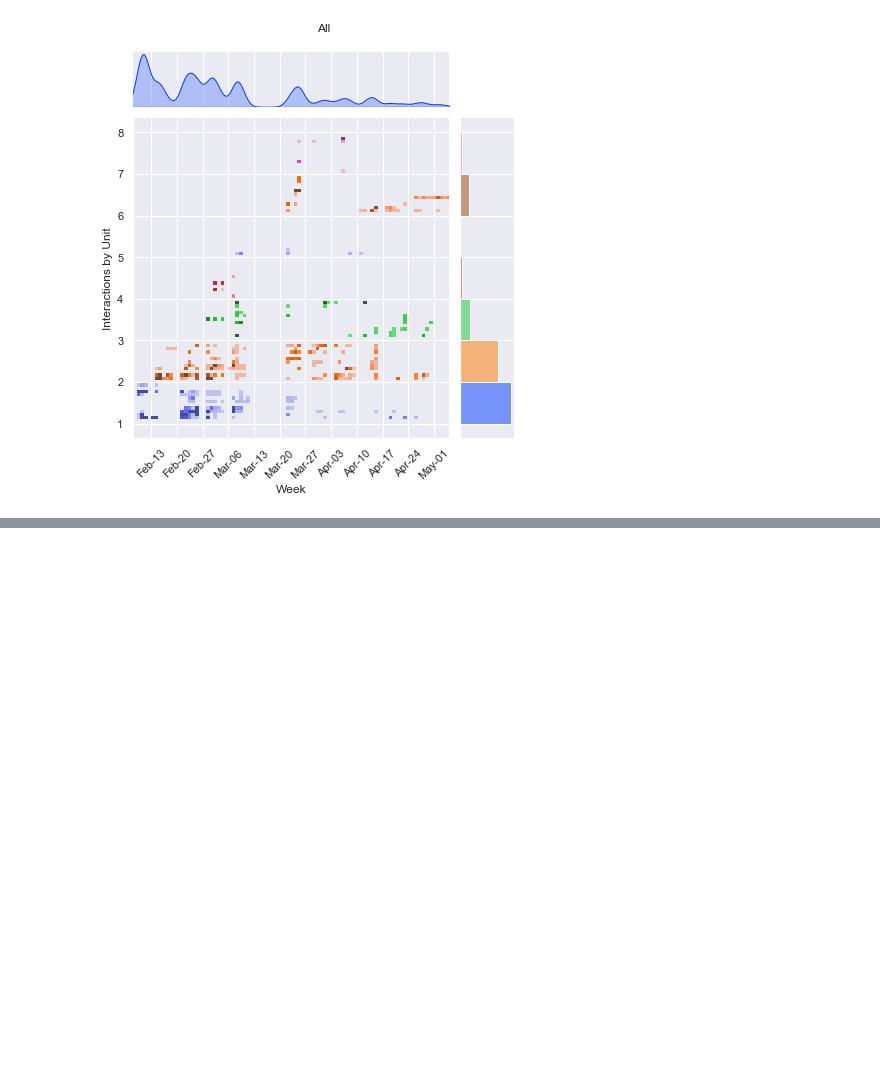
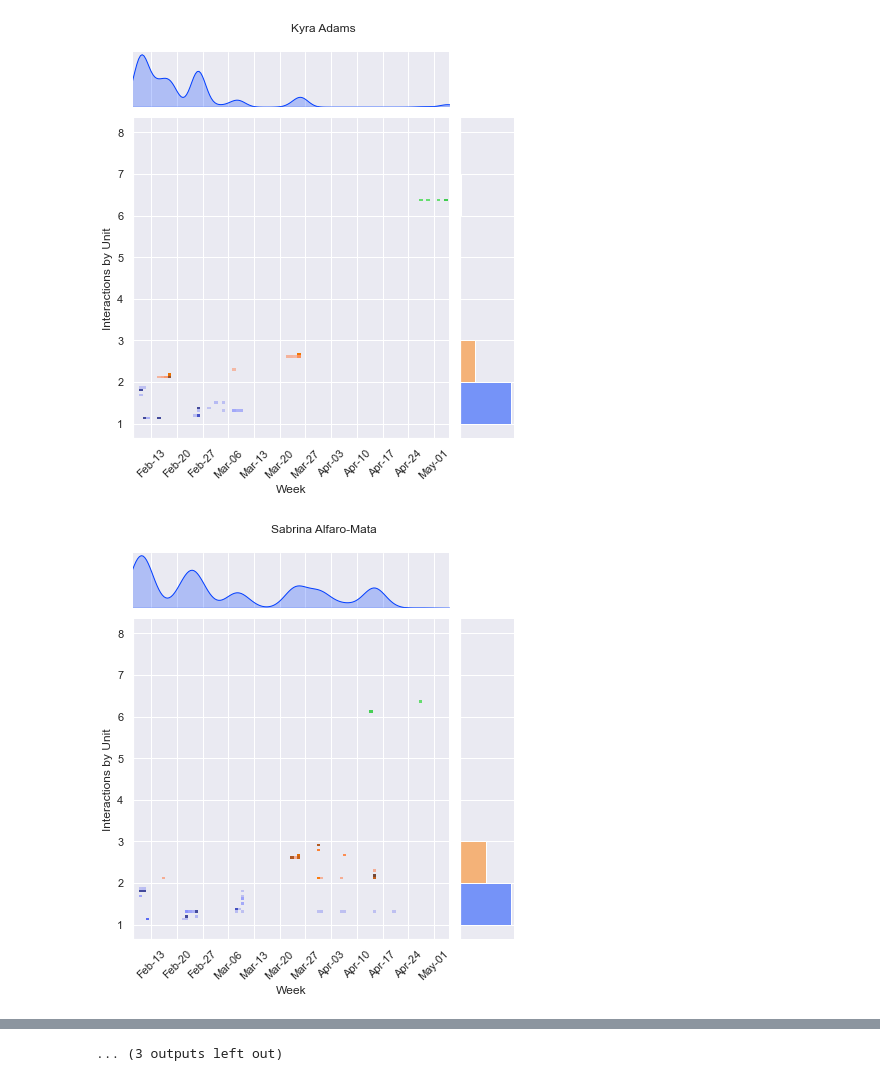
Before and after one commit to nvalente-2sigma/RunestoneAnalysis, a Jupyter notebook: notebook.ipynb, the cells around one changed output, grey strips where cells are left out. Cells and saved outputs as stored; diff of their text form; code cells hidden in the pictures; blank space fills up the shorter version.

```diff
--- a/notebook.ipynb
+++ b/notebook.ipynb
@@ -76,34 +76,35 @@ log['unit']=np.floor(log['chapter_label_val']).astype('str')
 first_day = log['timestamp'].dt.date.min()
 last_day = log['timestamp'].dt.date.max()
 num_days = int((last_day - first_day).days)
 num_units = len(log['unit'].dropna().unique())-1
 
 def plot_log(name, df, save=False):
     g = sns.JointGrid()
     t, v = 'timestamp', 'chapter_label_val'
 
     sns.histplot(data=df, x=t, y=v, ax=g.ax_joint, bins=num_days, hue='unit', legend=False, pmax=0.5)
     sns.kdeplot(data=df, x=t, ax=g.ax_marg_x, bw_adjust=0.5, fill=True)
     sns.histplot(data=df, y=v, bins=np.arange(1,num_units+2,1), ax=g.ax_marg_y, hue='unit',legend=False)
 
     g.ax_joint.set_xlim(first_day,last_day)
     drange = pd.date_range(start=first_day,end=last_day,freq='1W')
     g.ax_joint.set_xticks(drange)
     g.ax_joint.set_xticklabels(drange.strftime('%b-%d'), rotation=45)
     g.ax_joint.set_xlabel('Week')
 
     g.ax_joint.set_ylabel('Interactions by Unit')
 
     plt.title(name, y = 1.25, x=-2.5)
     if save: plt.savefig('output/' + name + '.png',dpi=150, bbox_inches='tight')
     plt.show()
 
 sns.set_style('darkgrid')
 sns.set_palette('bright')
 
 clean_log = log.dropna()
-# for sid in sid_map.keys():
-#     plot_log(sid_map[sid], clean_log[clean_log['sid'] == sid], save=False)
-plot_log('All', clean_log, save=False)
+for sid in sid_map.keys():
+    plot_log(sid_map[sid], clean_log[clean_log['sid'] == sid], save=True)
+plot_log('All', clean_log, save=True)
 # %% [output]
-[figure, old version]
+[figure, new version]
+[figure, added]
@@ -110,3 +121,4 @@ plot_log('All', clean_log, save=False)
+... (3 outputs left out)
 # %%
 kde = sns.kdeplot(data=clean_log, x='timestamp',hue='sid', palette='husl',linewidth=0.5)
 sns.move_legend(kde, loc='upper left', bbox_to_anchor=(1, 1))
```
Also changed, not shown: parts of 1 cell of this notebook, 2 other files.
